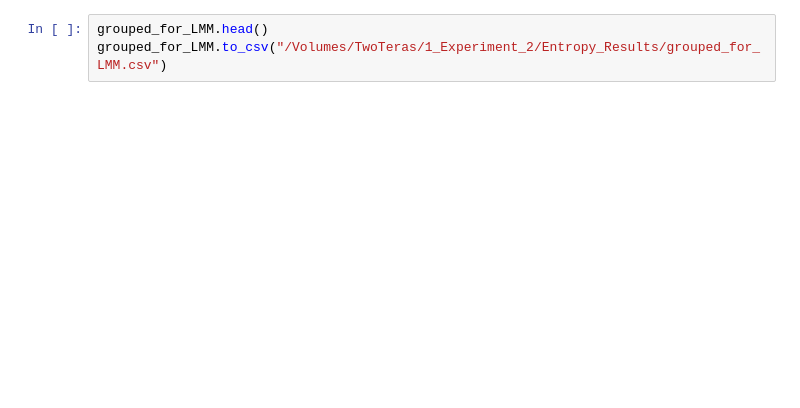
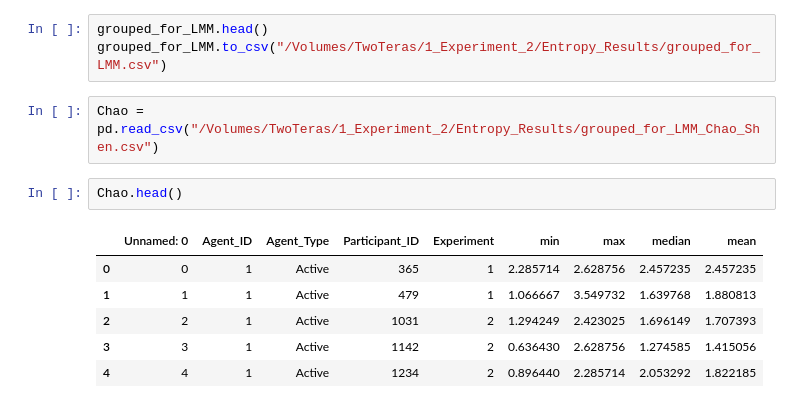
Before and after one commit to tracysanchez/Human_Agents_Impact_Nav, a Jupyter notebook: Exp2/Entropy/06_Windowed_Visualization.ipynb, the cells around one changed output. Cells and saved outputs as stored; diff of their text form; blank space fills up the shorter version.

Commit message:
Chao-Shen correction implementation for windowed data and working LMM for pointing to Building

```diff
--- a/Exp2/Entropy/06_Windowed_Visualization.ipynb
+++ b/Exp2/Entropy/06_Windowed_Visualization.ipynb
@@ -41,3 +82,14 @@ grouped_for_LMM = filtered_df.groupby(
 # %%
 grouped_for_LMM.head()
 grouped_for_LMM.to_csv("/Volumes/TwoTeras/1_Experiment_2/Entropy_Results/grouped_for_LMM.csv")
+# %%
+Chao = pd.read_csv("/Volumes/TwoTeras/1_Experiment_2/Entropy_Results/grouped_for_LMM_Chao_Shen.csv")
+# %%
+Chao.head()
+# %% [output]
+|  | Unnamed: 0 | Agent_ID | Agent_Type | Participant_ID | Experiment | min | max | median | mean |
+| 0 | 0 | 1 | Active | 365 | 1 | 2.285714 | 2.628756 | 2.457235 | 2.457235 |
+| 1 | 1 | 1 | Active | 479 | 1 | 1.066667 | 3.549732 | 1.639768 | 1.880813 |
+| 2 | 2 | 1 | Active | 1031 | 2 | 1.294249 | 2.423025 | 1.696149 | 1.707393 |
+| 3 | 3 | 1 | Active | 1142 | 2 | 0.636430 | 2.628756 | 1.274585 | 1.415056 |
+| 4 | 4 | 1 | Active | 1234 | 2 | 0.896440 | 2.285714 | 2.053292 | 1.822185 |
```
Also changed, not shown: parts of 13 cells of this notebook, 7 other files.
